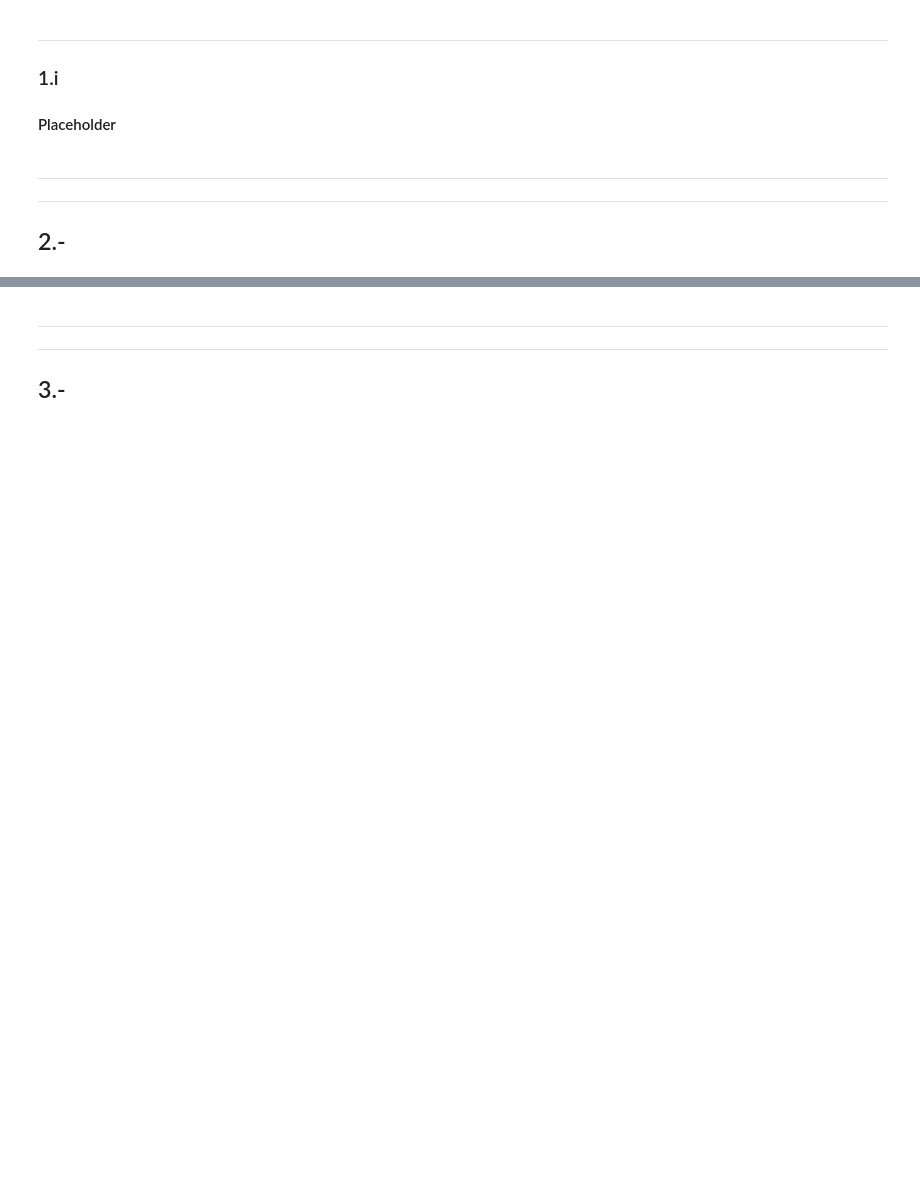
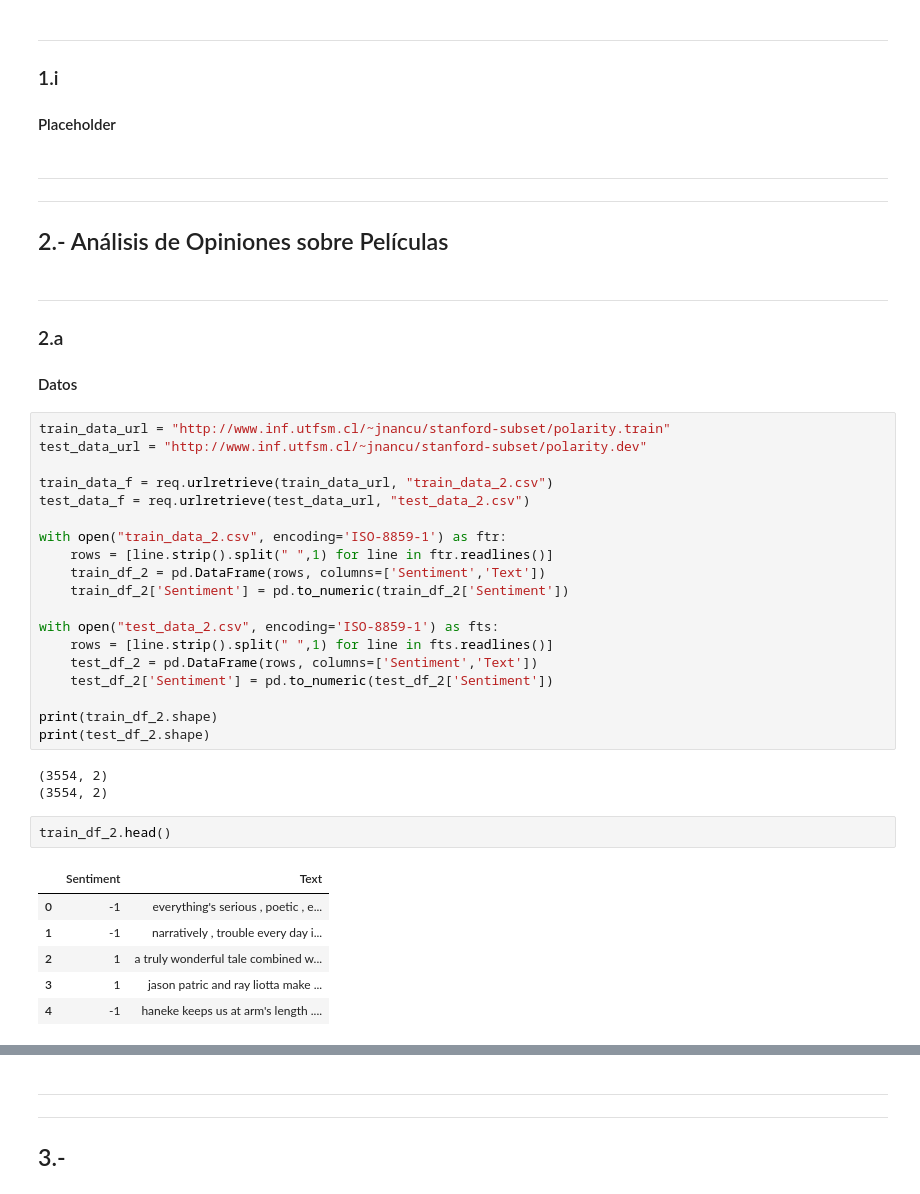
Before and after one commit to vlizanae/INF393, a Jupyter notebook: tarea-2/tarea-2.ipynb, the cells around one changed output, grey strips where cells are left out. Drawn from its saved outputs; the diff is of its cells as text; blank space fills up the shorter version.

```diff
--- a/tarea-2/tarea-2.ipynb
+++ b/tarea-2/tarea-2.ipynb
@@ -192,8 +255,44 @@ Podemos ver que los centros de _PCA_ se encuentran en una región mucho más aco
 ### 1.i
 
 #### Placeholder
+# %% [markdown]
+---
+
+---
+## 2.- Análisis de Opiniones sobre Películas
 # %% [markdown]
 ---
+### 2.a
 
----
-## 2.-
+#### Datos
+# %%
+train_data_url = "http://www.inf.utfsm.cl/~jnancu/stanford-subset/polarity.train"
+test_data_url = "http://www.inf.utfsm.cl/~jnancu/stanford-subset/polarity.dev"
+
+train_data_f = req.urlretrieve(train_data_url, "train_data_2.csv")
+test_data_f = req.urlretrieve(test_data_url, "test_data_2.csv")
+
+with open("train_data_2.csv", encoding='ISO-8859-1') as ftr:
+    rows = [line.strip().split(" ",1) for line in ftr.readlines()]
+    train_df_2 = pd.DataFrame(rows, columns=['Sentiment','Text'])
+    train_df_2['Sentiment'] = pd.to_numeric(train_df_2['Sentiment'])
+
+with open("test_data_2.csv", encoding='ISO-8859-1') as fts:
+    rows = [line.strip().split(" ",1) for line in fts.readlines()]
+    test_df_2 = pd.DataFrame(rows, columns=['Sentiment','Text'])
+    test_df_2['Sentiment'] = pd.to_numeric(test_df_2['Sentiment'])
+
+print(train_df_2.shape)
+print(test_df_2.shape)
+# %% [output]
+(3554, 2)
+(3554, 2)
+# %%
+train_df_2.head()
+# %% [output]
+|  | Sentiment | Text |
+| 0 | -1 | everything's serious , poetic , e... |
+| 1 | -1 | narratively , trouble every day i... |
+| 2 | 1 | a truly wonderful tale combined w... |
+| 3 | 1 | jason patric and ray liotta make ... |
+| 4 | -1 | haneke keeps us at arm's length .... |
```
Also changed, not shown: parts of 35 cells of this notebook, 4 other files.
